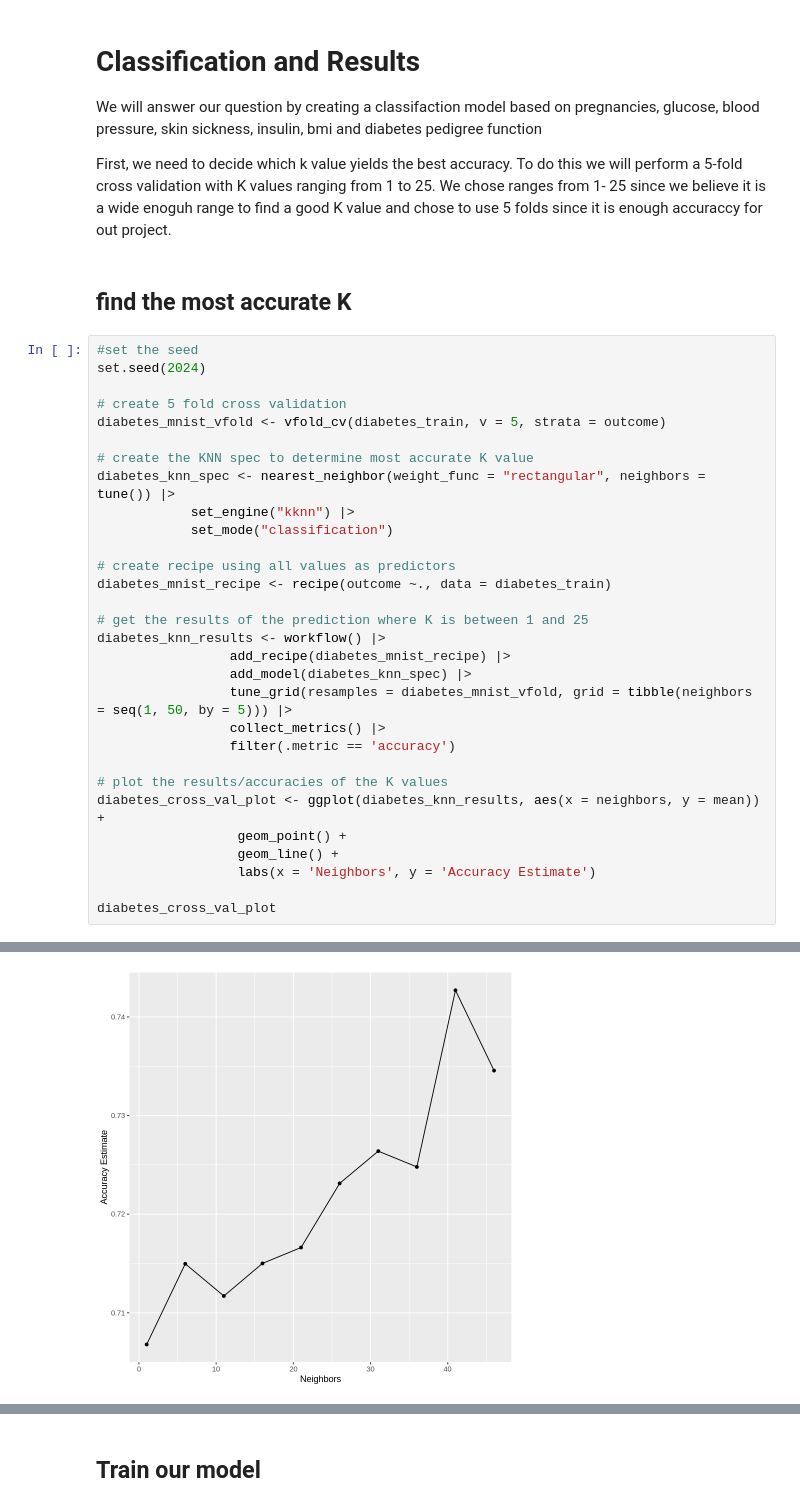
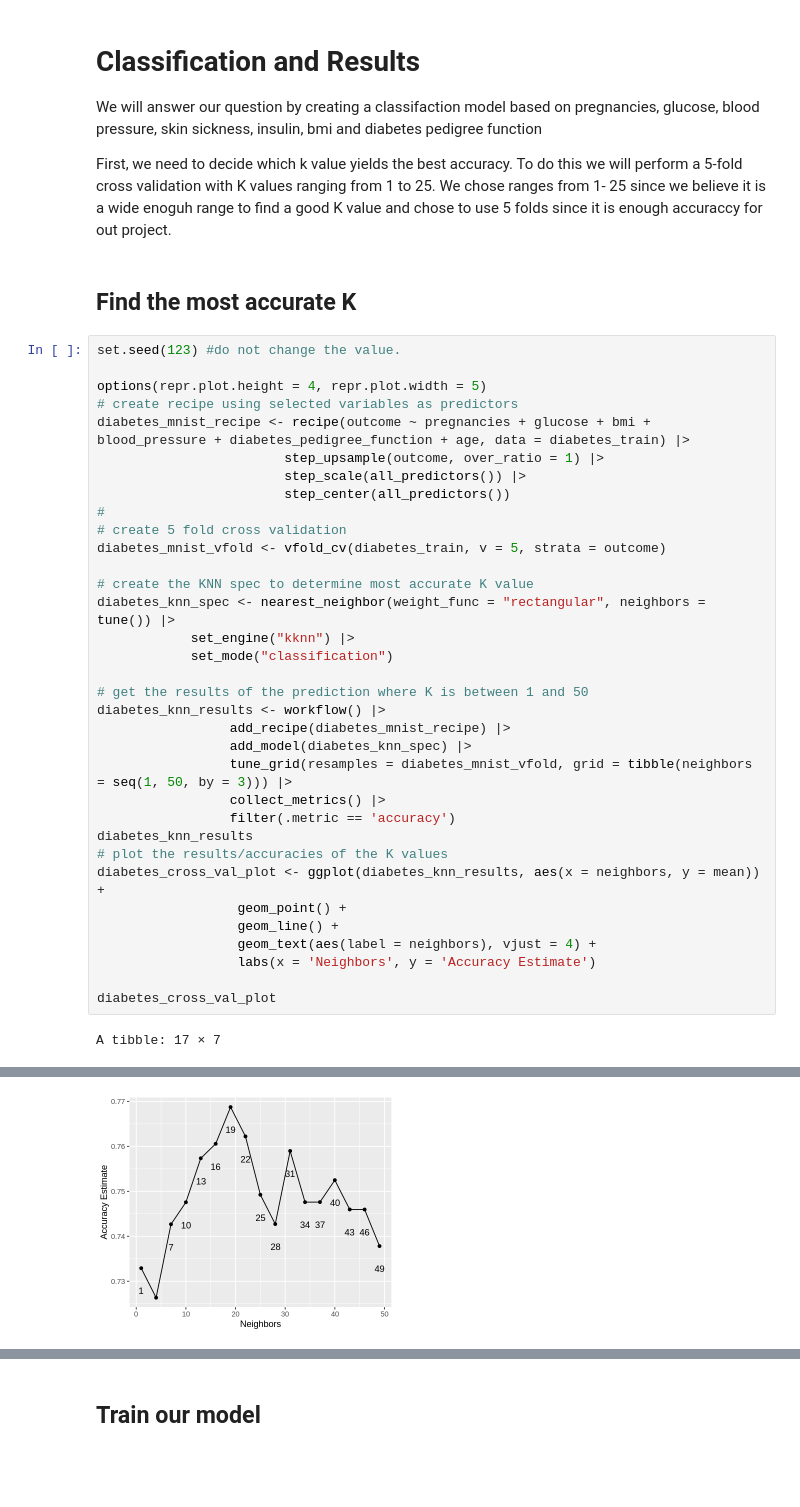
Before and after one commit to audrey-rw5683/dsci-100-2023w2-group-002-2, a Jupyter notebook: final_report.ipynb, the cells around one changed output, grey strips where cells are left out. Cells and saved outputs as stored; diff of their text form; blank space fills up the shorter version.

```diff
--- a/final_report.ipynb
+++ b/final_report.ipynb
@@ -250,11 +243,17 @@ We will answer our question by creating a classifaction model based on pregnanci
 
 First, we need to decide which k value yields the best accuracy. To do this we will perform a 5-fold cross validation with K values ranging from 1 to 25. We chose ranges from 1- 25 since we believe it is a wide enoguh range to find a good K value and chose to use 5 folds since it is enough accuraccy for out project.
 # %% [markdown]
-## find the most accurate K
+## Find the most accurate K
 # %%
-#set the seed
-set.seed(2024)
+set.seed(123) #do not change the value.
 
+options(repr.plot.height = 4, repr.plot.width = 5)
+# create recipe using selected variables as predictors
+diabetes_mnist_recipe <- recipe(outcome ~ pregnancies + glucose + bmi + blood_pressure + diabetes_pedigree_function + age, data = diabetes_train) |>
+                        step_upsample(outcome, over_ratio = 1) |>
+                        step_scale(all_predictors()) |>
+                        step_center(all_predictors())
+#
 # create 5 fold cross validation
 diabetes_mnist_vfold <- vfold_cv(diabetes_train, v = 5, strata = outcome)
 
@@ -263,22 +262,21 @@ diabetes_knn_spec <- nearest_neighbor(weight_func = "rectangular", neighbors = t
             set_engine("kknn") |>
             set_mode("classification")
 
-# create recipe using all values as predictors
-diabetes_mnist_recipe <- recipe(outcome ~., data = diabetes_train)
-
-# get the results of the prediction where K is between 1 and 25
+# get the results of the prediction where K is between 1 and 50
 diabetes_knn_results <- workflow() |>
                  add_recipe(diabetes_mnist_recipe) |>
                  add_model(diabetes_knn_spec) |>
-                 tune_grid(resamples = diabetes_mnist_vfold, grid = tibble(neighbors = seq(1, 50, by = 5))) |>
+                 tune_grid(resamples = diabetes_mnist_vfold, grid = tibble(neighbors = seq(1, 50, by = 3))) |>
                  collect_metrics() |>
                  filter(.metric == 'accuracy')
-
+diabetes_knn_results
 # plot the results/accuracies of the K values
 diabetes_cross_val_plot <- ggplot(diabetes_knn_results, aes(x = neighbors, y = mean)) +
                   geom_point() +
                   geom_line() +
+                  geom_text(aes(label = neighbors), vjust = 4) +
                   labs(x = 'Neighbors', y = 'Accuracy Estimate')
 
 diabetes_cross_val_plot
 # %% [output]
+A tibble: 17 × 7
@@ -285,2 +302,2 @@ diabetes_cross_val_plot
-[figure, old version]
+[figure, new version]
 # %% [markdown]
```
Also changed, not shown: parts of 18 cells of this notebook.
